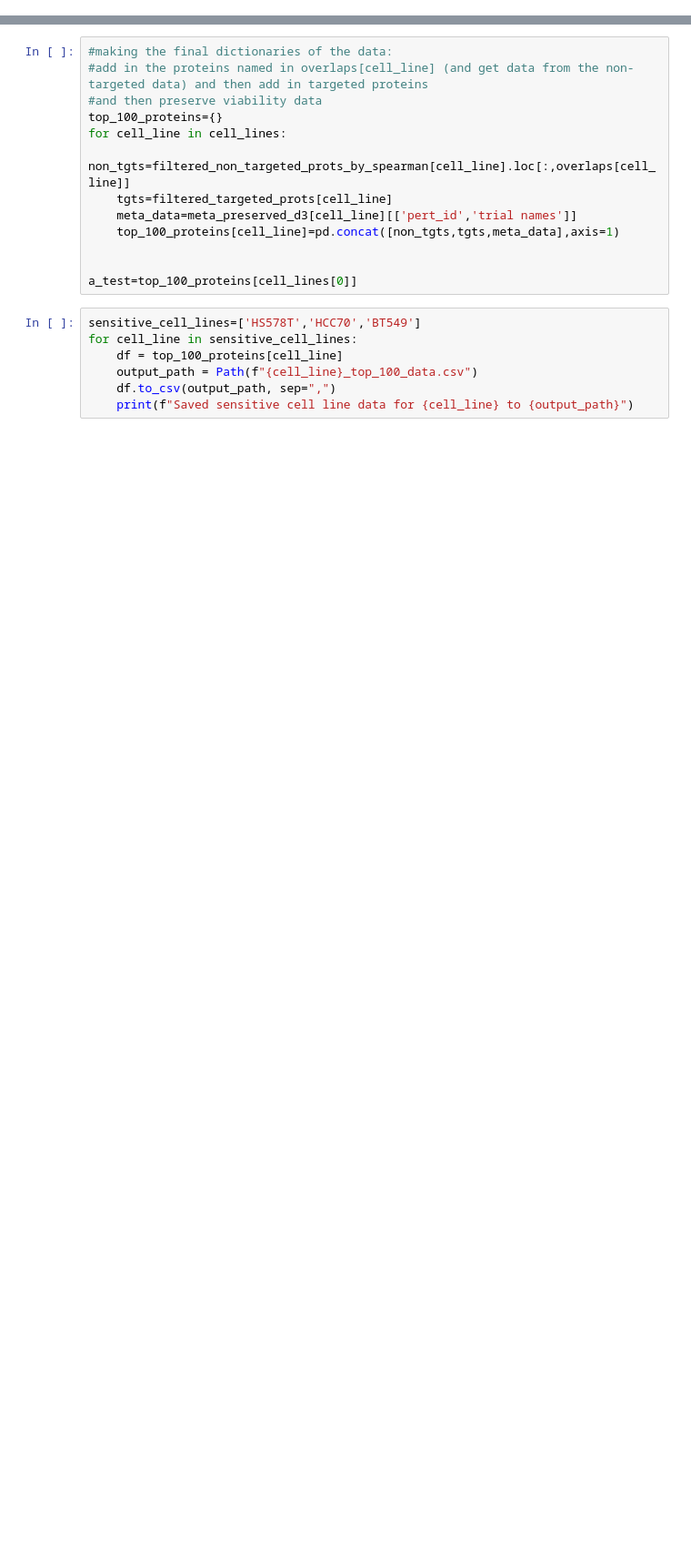
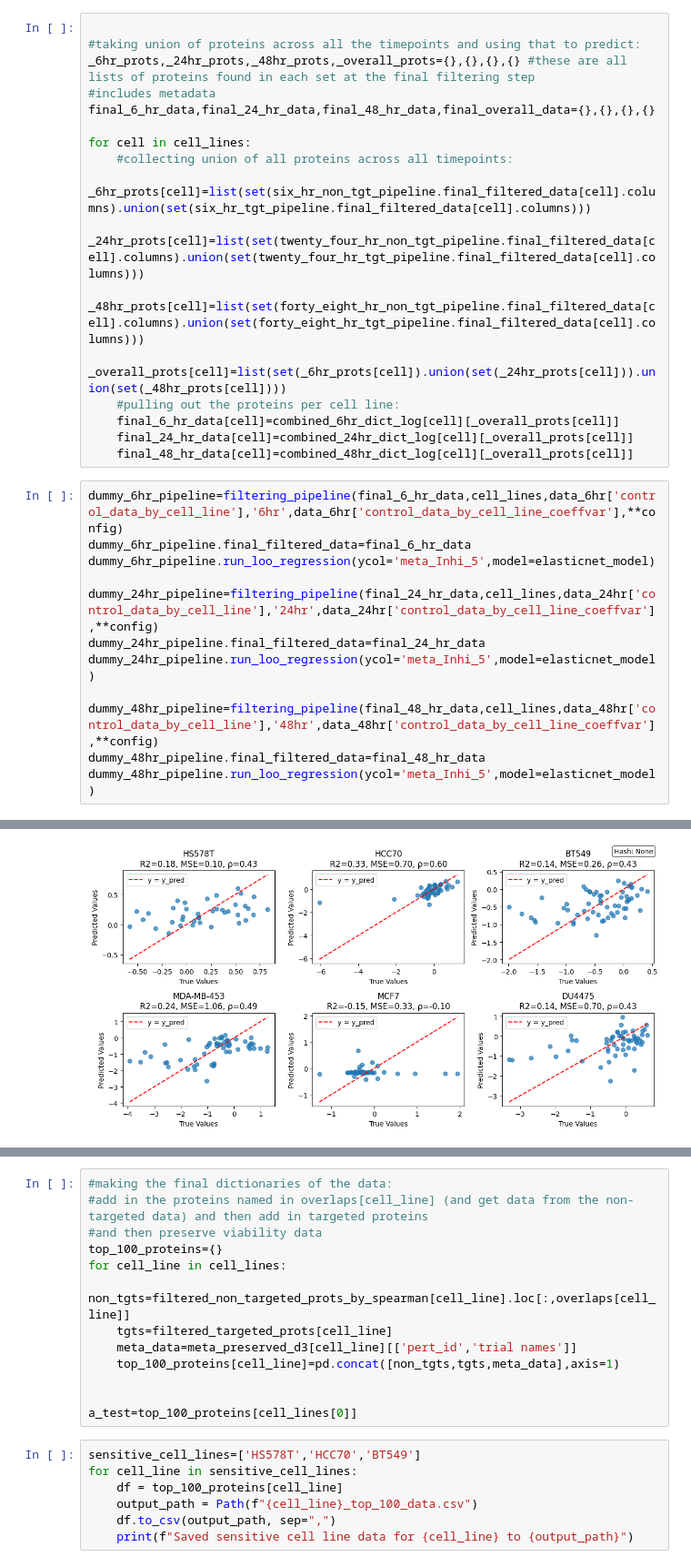
Before and after one commit to sanderlab/cellbox_torch, a Jupyter notebook: Abdullah_kuziez/preprocessing/TNBC_notebooks/AK_TNBC_preprocessing.ipynb, the cells around one changed output, grey strips where cells are left out. Shown at 91% size. Saved outputs shown, nothing was run; the diff lists cells and outputs as text; blank space fills up the shorter version.

```diff
--- a/Abdullah_kuziez/preprocessing/TNBC_notebooks/AK_TNBC_preprocessing.ipynb
+++ b/Abdullah_kuziez/preprocessing/TNBC_notebooks/AK_TNBC_preprocessing.ipynb
@@ -424,0 +272,30 @@ Cell line: DU4475 | LOO R2: 0.358 | LOO MSE: 0.530 | Pearson: 0.629 | Num featur
+# %%
+
+#taking union of proteins across all the timepoints and using that to predict:
+_6hr_prots,_24hr_prots,_48hr_prots,_overall_prots={},{},{},{} #these are all lists of proteins found in each set at the final filtering step
+#includes metadata
+final_6_hr_data,final_24_hr_data,final_48_hr_data,final_overall_data={},{},{},{}
+
+for cell in cell_lines:
+    #collecting union of all proteins across all timepoints:
+    _6hr_prots[cell]=list(set(six_hr_non_tgt_pipeline.final_filtered_data[cell].columns).union(set(six_hr_tgt_pipeline.final_filtered_data[cell].columns)))
+    _24hr_prots[cell]=list(set(twenty_four_hr_non_tgt_pipeline.final_filtered_data[cell].columns).union(set(twenty_four_hr_tgt_pipeline.final_filtered_data[cell].columns)))
+    _48hr_prots[cell]=list(set(forty_eight_hr_non_tgt_pipeline.final_filtered_data[cell].columns).union(set(forty_eight_hr_tgt_pipeline.final_filtered_data[cell].columns)))
+    _overall_prots[cell]=list(set(_6hr_prots[cell]).union(set(_24hr_prots[cell])).union(set(_48hr_prots[cell])))
+    #pulling out the proteins per cell line:
+    final_6_hr_data[cell]=combined_6hr_dict_log[cell][_overall_prots[cell]]
+    final_24_hr_data[cell]=combined_24hr_dict_log[cell][_overall_prots[cell]]
+    final_48_hr_data[cell]=combined_48hr_dict_log[cell][_overall_prots[cell]]
+# %%
+dummy_6hr_pipeline=filtering_pipeline(final_6_hr_data,cell_lines,data_6hr['control_data_by_cell_line'],'6hr',data_6hr['control_data_by_cell_line_coeffvar'],**config)
+dummy_6hr_pipeline.final_filtered_data=final_6_hr_data
+dummy_6hr_pipeline.run_loo_regression(ycol='meta_Inhi_5',model=elasticnet_model)
+
+dummy_24hr_pipeline=filtering_pipeline(final_24_hr_data,cell_lines,data_24hr['control_data_by_cell_line'],'24hr',data_24hr['control_data_by_cell_line_coeffvar'],**config)
+dummy_24hr_pipeline.final_filtered_data=final_24_hr_data
+dummy_24hr_pipeline.run_loo_regression(ycol='meta_Inhi_5',model=elasticnet_model)
+
+dummy_48hr_pipeline=filtering_pipeline(final_48_hr_data,cell_lines,data_48hr['control_data_by_cell_line'],'48hr',data_48hr['control_data_by_cell_line_coeffvar'],**config)
+dummy_48hr_pipeline.final_filtered_data=final_48_hr_data
+dummy_48hr_pipeline.run_loo_regression(ycol='meta_Inhi_5',model=elasticnet_model)
+# %% [output]
@@ -424,0 +308 @@ Cell line: DU4475 | LOO R2: 0.358 | LOO MSE: 0.530 | Pearson: 0.629 | Num featur
+[figure, added]
```
Also changed, not shown: parts of 50 cells of this notebook, 58 other files.
